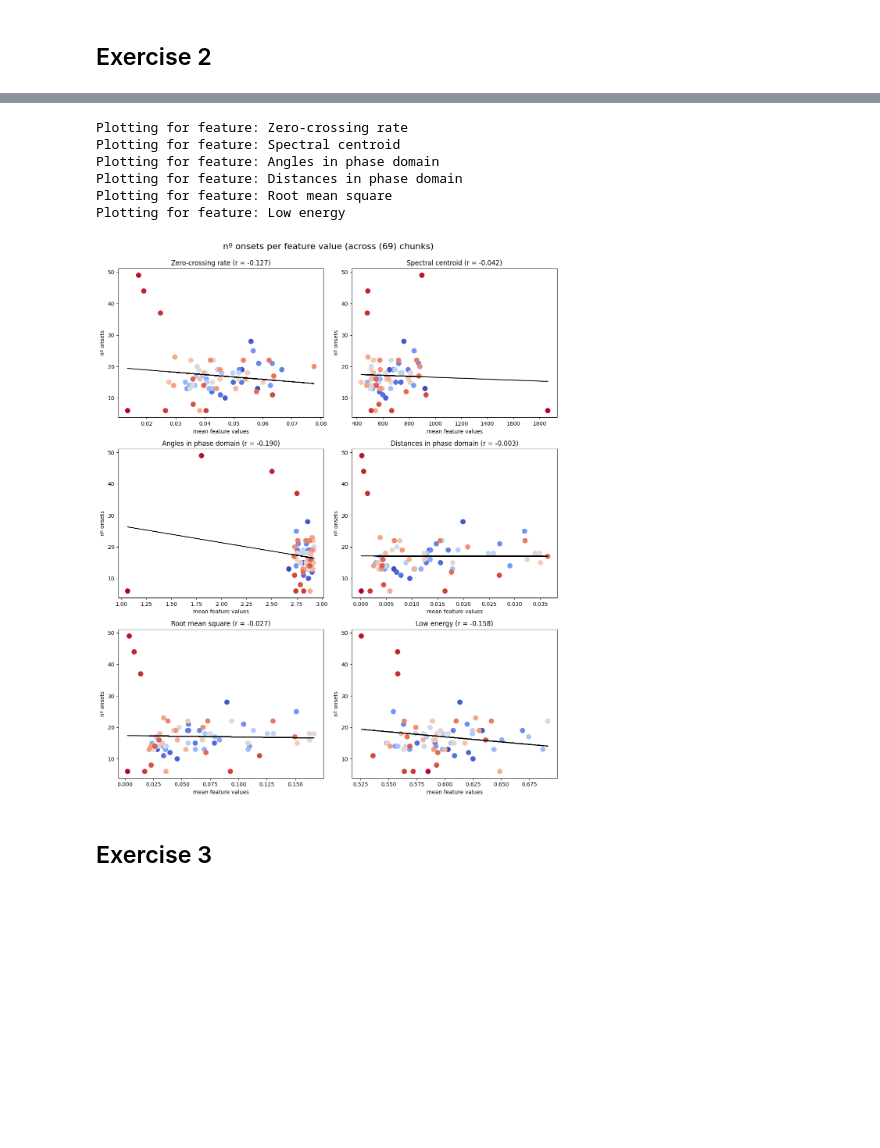
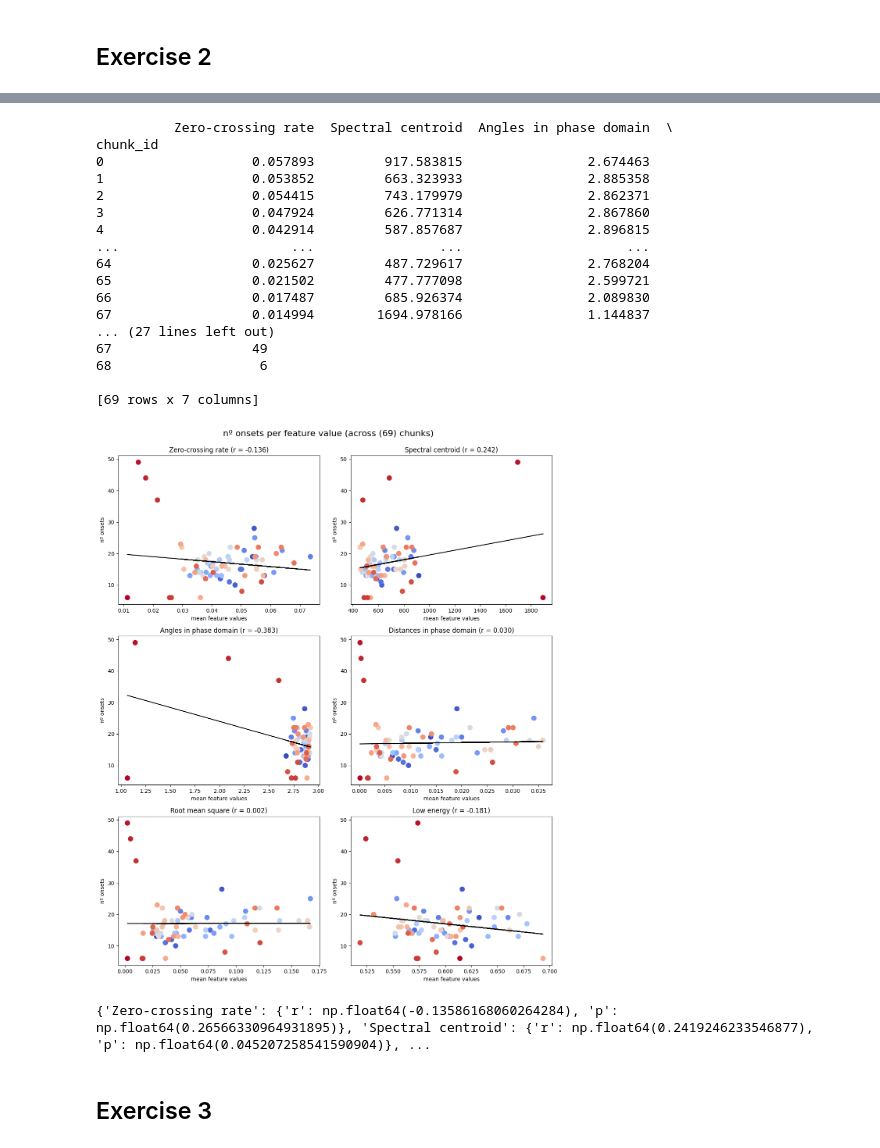
Before and after one commit to martijuanola/RWTH-AIiM, a Jupyter notebook: exercices/e3/e3-main.ipynb, the cells around one changed output, grey strips where cells are left out. Drawn from its saved outputs; the diff is of its cells as text; code cells hidden in the pictures; blank space fills up the shorter version.

```diff
--- a/exercices/e3/e3-main.ipynb
+++ b/exercices/e3/e3-main.ipynb
@@ -141,16 +152,15 @@ remainder_windows = num_windows % num_chunks
 print(f"Windows per chunk: {windows_per_chunk}")
 print(f"Remainder windows: {remainder_windows}")
 
-# Better grouping that handles the remainder
-chunk_ids = np.repeat(range(num_chunks), windows_per_chunk)
-# Assign remaining windows to last chunk
-chunk_ids = np.append(chunk_ids, [num_chunks - 1] * remainder_windows)
+# Divide correctly windows in chunks
+window_times = np.linspace(0, duration_sec, num_windows, endpoint=False)
+chunk_edges = np.arange(0, duration_sec + 5, 5)
+chunk_ids = np.digitize(window_times, chunk_edges) - 1  # This is the important step
 features_df['chunk_id'] = chunk_ids
-print(features_df)
 
-avg_features_per_chunk_df = (features_df
-                             .groupby('chunk_id')
-                             .mean(numeric_only=True))
+# Group and average
+avg_features_per_chunk_df = (features_df.groupby('chunk_id').mean(numeric_only=True))
+avg_features_per_chunk_df["chunk_onsets"] = chunk_onsets
 print(avg_features_per_chunk_df)
 # %% [output]
 Number of feature windows: 14720
@@ -173,59 +183,75 @@ WindowNumber
 # %%
 # PLOT [nº ONSETS X avg FEATURE VALUE]
 
-def plot_features(df: pd.DataFrame, title: str = "", regression_line: bool = False,
-                  ignored_column_names: List[str] = ["chunk_id", "is_onset", "is_non_onset"]):
+def plot_features(df: pd.DataFrame, title: str = "", regression_line: bool = True,
+                  feature_column_names: List[str] = None,
+                  trim_last_n: int = 0):
+    if feature_column_names is None:
+        feature_column_names = feature_names
+
+    filtered_df = df.iloc[:-trim_last_n] if trim_last_n > 0 else df
+
+    print(filtered_df)
+
     regression_value_map = {}
 
     plt.figure(figsize=(12, 14))
-    colors = np.arange(len(chunk_onsets))
-
-    for f_idx, feature in enumerate(features_df.columns):
-        if feature in ignored_column_names:
-            continue
-        print(f"Plotting for feature: {feature}")
-
+    colors = np.arange(filtered_df.shape[0])
+    for f_idx, feature_name in enumerate(feature_column_names):
         plt.subplot(3, 2, f_idx + 1)
 
-        x = np.array(df[feature])
-        y = np.array(chunk_onsets)
+        x = np.array(filtered_df[feature_name])
+        y = np.array(filtered_df["chunk_onsets"])
         plt.scatter(x, y, c=colors, cmap='coolwarm', marker='o', s=75)
-        #plt.scatter(df[feature], chunk_onsets, c="blue", marker='o', s=75)
 
         # Regression Line
         if regression_line:
             slope, intercept, r, p, std_err = stats.linregress(x, y)
             plt.plot(x, slope * x + intercept, color="black", label=f"{r}")
 
-            regression_value_map[feature] = {
+            regression_value_map[feature_name] = {
                 "r": r,
                 "p": p,
             }
-            plt.title(f"{feature} (r = {r:.3f})")
+            plt.title(f"{feature_name} (r = {r:.3f})")
         else:
-            plt.title(f"{feature}")
+            plt.title(f"{feature_name}")
 
         plt.xlabel("mean feature values")
         plt.ylabel("nº onsets")
         plt.tight_layout()
 
     plt.suptitle(title, fontsize=16, y=1.02)
     plt.show()
 
+    print(regression_value_map)
+
     return regression_value_map
 
 
 og_correlations = plot_features(avg_features_per_chunk_df,
                                 title=f"nº onsets per feature value (across ({len(chunk_onsets)}) chunks)",
-                                regression_line=True)
+                                trim_last_n=TRIM_LAST_N)
 # %% [output]
-Plotting for feature: Zero-crossing rate
-Plotting for feature: Spectral centroid
-Plotting for feature: Angles in phase domain
-Plotting for feature: Distances in phase domain
-Plotting for feature: Root mean square
-Plotting for feature: Low energy
+          Zero-crossing rate  Spectral centroid  Angles in phase domain  \
+chunk_id
+0                   0.057893         917.583815                2.674463
+1                   0.053852         663.323933                2.885358
+2                   0.054415         743.179979                2.862371
+3                   0.047924         626.771314                2.867860
+4                   0.042914         587.857687                2.896815
+...                      ...                ...                     ...
+64                  0.025627         487.729617                2.768204
+65                  0.021502         477.777098                2.599721
+66                  0.017487         685.926374                2.089830
+67                  0.014994        1694.978166                1.144837
+... (27 lines left out)
+67                  49
+68                   6
+
+[69 rows x 7 columns]
-[figure, old version]
+[figure, new version]
+{'Zero-crossing rate': {'r': np.float64(-0.13586168060264284), 'p': np.float64(0.26566330964931895)}, 'Spectral centroid': {'r': np.float64(0.2419246233546877), 'p': np.float64(0.045207258541590904)}, ...
 # %% [markdown]
 ## Exercise 3
 # %%
```
Also changed, not shown: parts of 10 cells of this notebook.
